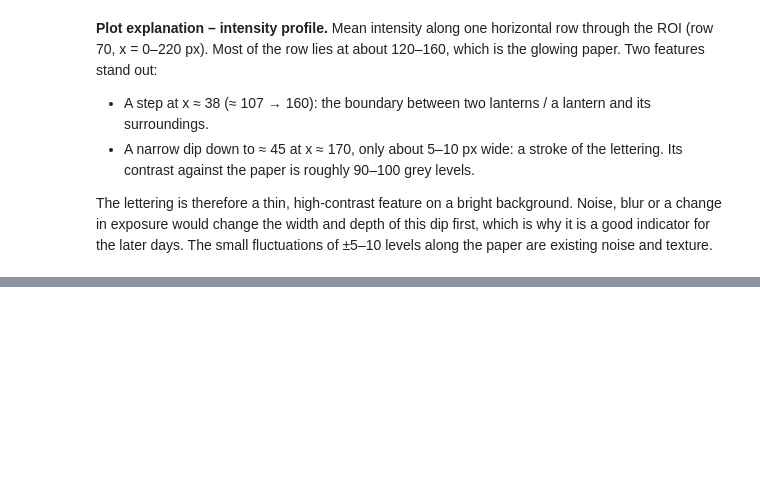
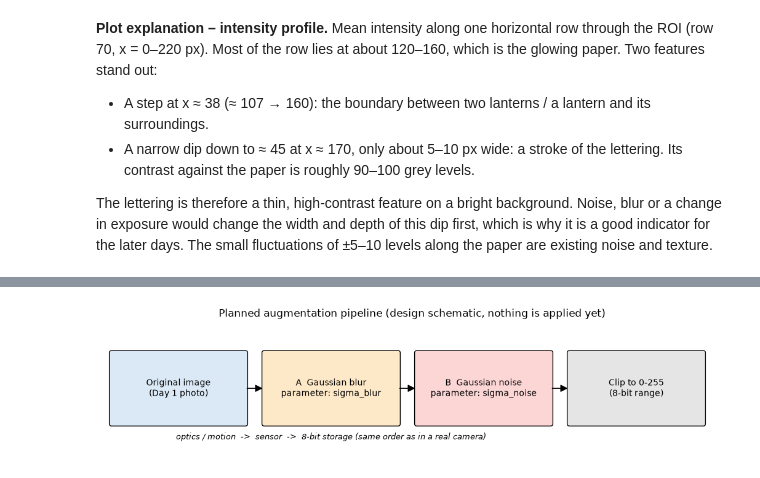
Before and after one commit to mischhart-bsc/image-processing, a Jupyter notebook: mc2_1_augmentation.ipynb, the cells around one changed output, grey strips where cells are left out. Drawn from its saved outputs; the diff is of its cells as text; code cells hidden in the pictures; blank space fills up the shorter version.

```diff
--- a/mc2_1_augmentation.ipynb
+++ b/mc2_1_augmentation.ipynb
@@ -135,0 +188,22 @@ Augmented images must remain plausible as real festival photos and must not chan
+# %%
+import matplotlib.pyplot as plt
+from matplotlib.patches import FancyBboxPatch, FancyArrowPatch
+
+fig, ax = plt.subplots(figsize=(13, 2.8))
+ax.set_xlim(0, 13); ax.set_ylim(0, 3); ax.axis("off")
+boxes = [
+    (0.2,  "Original image\n(Day 1 photo)",            "#dbe9f7"),
+    (3.4,  "A  Gaussian blur\nparameter: sigma_blur", "#fde8c8"),
+    (6.6,  "B  Gaussian noise\nparameter: sigma_noise", "#fcd5d5"),
+    (9.8,  "Clip to 0-255\n(8-bit range)",              "#e5e5e5"),
+]
+for x, text, col in boxes:
+    ax.add_patch(FancyBboxPatch((x, 0.7), 2.8, 1.6, boxstyle="round,pad=0.05", fc=col, ec="black"))
+    ax.text(x + 1.4, 1.5, text, ha="center", va="center", fontsize=10)
+for x in (3.0, 6.2, 9.4):
+    ax.add_patch(FancyArrowPatch((x, 1.5), (x + 0.4, 1.5), arrowstyle="-|>", mutation_scale=18, color="black"))
+ax.text(4.8, 0.35, "optics / motion  ->  sensor  ->  8-bit storage (same order as in a real camera)", ha="center", fontsize=9, style="italic")
+ax.set_title("Planned augmentation pipeline (design schematic, nothing is applied yet)")
+plt.show()
+# %% [output]
+[figure, added]
```
Also changed, not shown: parts of 34 cells of this notebook.
